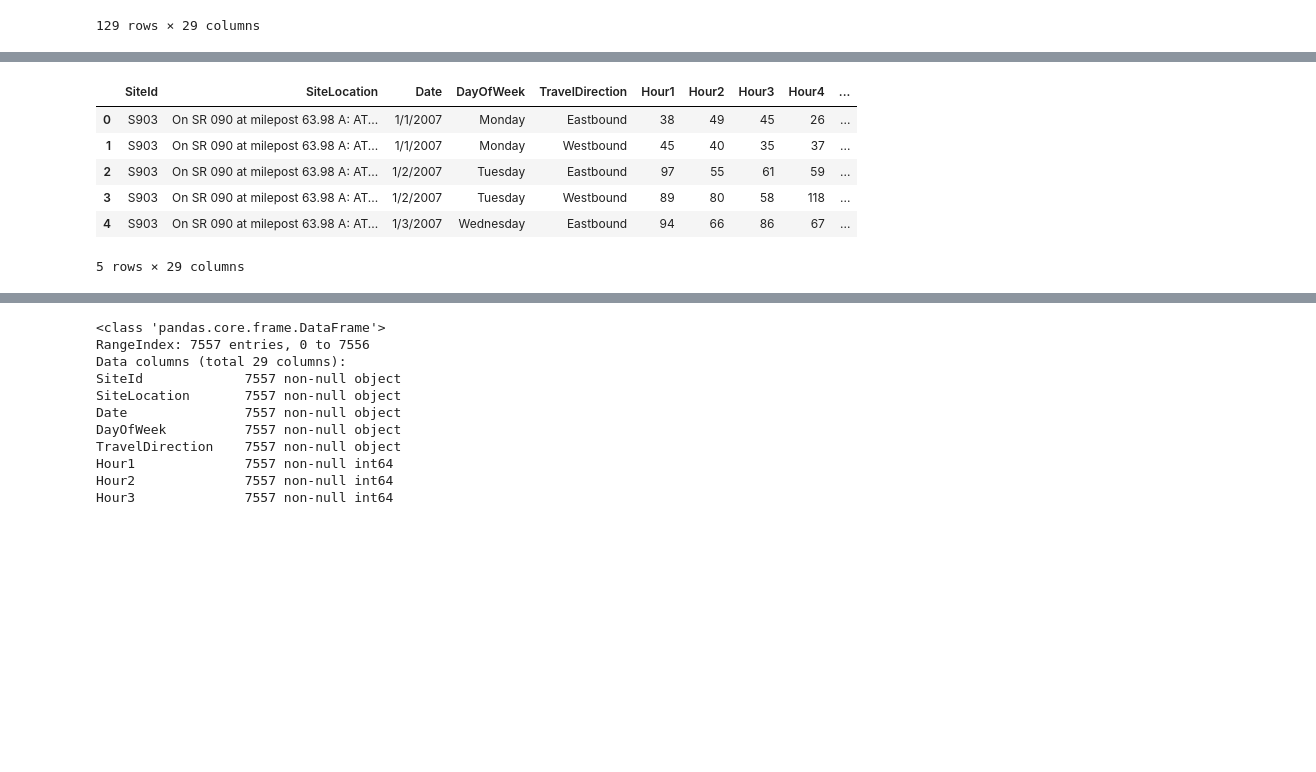
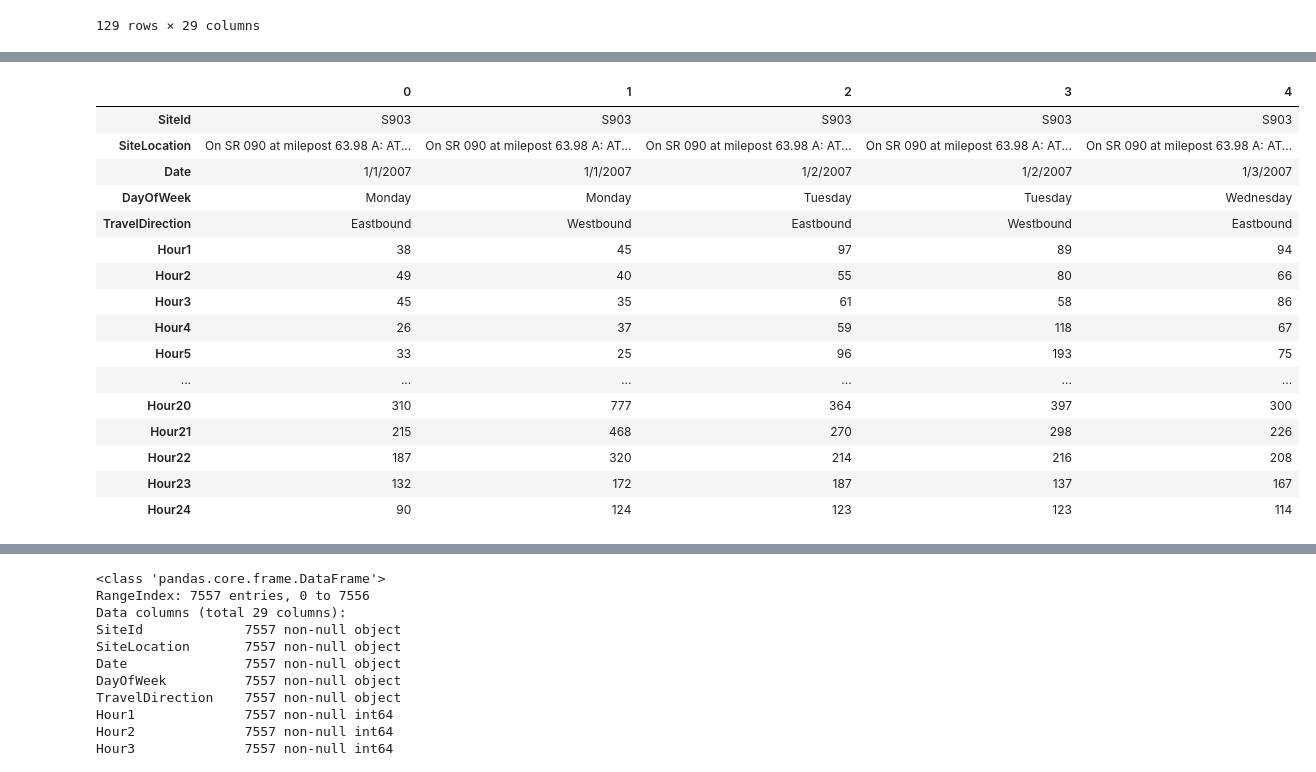
Before and after one commit to leannebaldwin/Pass_Closure, a Jupyter notebook: data_exploration/snoqualmie_pass_PTR/Snoqulamie_PTR_Data_exploration.ipynb, the cells around one changed output, grey strips where cells are left out. Saved outputs shown, nothing was run; the diff lists cells and outputs as text; code cells hidden in the pictures; blank space fills up the shorter version.

```diff
--- a/data_exploration/snoqualmie_pass_PTR/Snoqulamie_PTR_Data_exploration.ipynb
+++ b/data_exploration/snoqualmie_pass_PTR/Snoqulamie_PTR_Data_exploration.ipynb
@@ -71,13 +91,23 @@ data901.tail()
 # %%
 data903 = pd.read_csv('TrafficPtrS903_2007-01_2018-10_All.csv/TrafficVolumeByHour_S903_2007-01_2018-10.csv')
 # %%
-data903.head()
+data903.head().T
 # %% [output]
-|  | SiteId | SiteLocation | Date | DayOfWeek | TravelDirection | Hour1 | Hour2 | Hour3 | Hour4 | ... |
-| 0 | S903 | On SR 090 at milepost 63.98 A: AT... | 1/1/2007 | Monday | Eastbound | 38 | 49 | 45 | 26 | ... |
-| 1 | S903 | On SR 090 at milepost 63.98 A: AT... | 1/1/2007 | Monday | Westbound | 45 | 40 | 35 | 37 | ... |
-| 2 | S903 | On SR 090 at milepost 63.98 A: AT... | 1/2/2007 | Tuesday | Eastbound | 97 | 55 | 61 | 59 | ... |
-| 3 | S903 | On SR 090 at milepost 63.98 A: AT... | 1/2/2007 | Tuesday | Westbound | 89 | 80 | 58 | 118 | ... |
-| 4 | S903 | On SR 090 at milepost 63.98 A: AT... | 1/3/2007 | Wednesday | Eastbound | 94 | 66 | 86 | 67 | ... |
+|  | 0 | 1 | 2 | 3 | 4 |
+| SiteId | S903 | S903 | S903 | S903 | S903 |
+| SiteLocation | On SR 090 at milepost 63.98 A: AT... | On SR 090 at milepost 63.98 A: AT... | On SR 090 at milepost 63.98 A: AT... | On SR 090 at milepost 63.98 A: AT... | On SR 090 at milepost 63.98 A: AT... |
+| Date | 1/1/2007 | 1/1/2007 | 1/2/2007 | 1/2/2007 | 1/3/2007 |
+| DayOfWeek | Monday | Monday | Tuesday | Tuesday | Wednesday |
+| TravelDirection | Eastbound | Westbound | Eastbound | Westbound | Eastbound |
+| Hour1 | 38 | 45 | 97 | 89 | 94 |
+| Hour2 | 49 | 40 | 55 | 80 | 66 |
+| Hour3 | 45 | 35 | 61 | 58 | 86 |
+| Hour4 | 26 | 37 | 59 | 118 | 67 |
+| Hour5 | 33 | 25 | 96 | 193 | 75 |
+| ... | ... | ... | ... | ... | ... |
+| Hour20 | 310 | 777 | 364 | 397 | 300 |
+| Hour21 | 215 | 468 | 270 | 298 | 226 |
+| Hour22 | 187 | 320 | 214 | 216 | 208 |
+| Hour23 | 132 | 172 | 187 | 137 | 167 |
+| Hour24 | 90 | 124 | 123 | 123 | 114 |
-5 rows × 29 columns
 # %%
```
Also changed, not shown: parts of 6 cells of this notebook.
